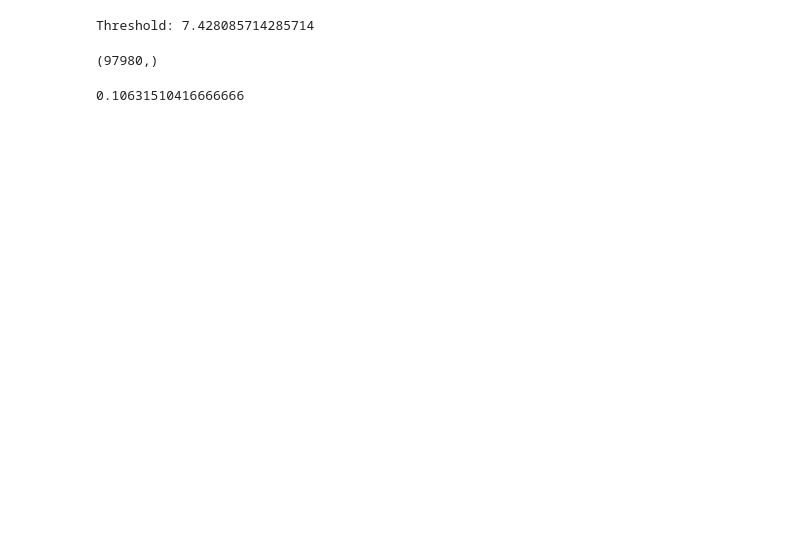
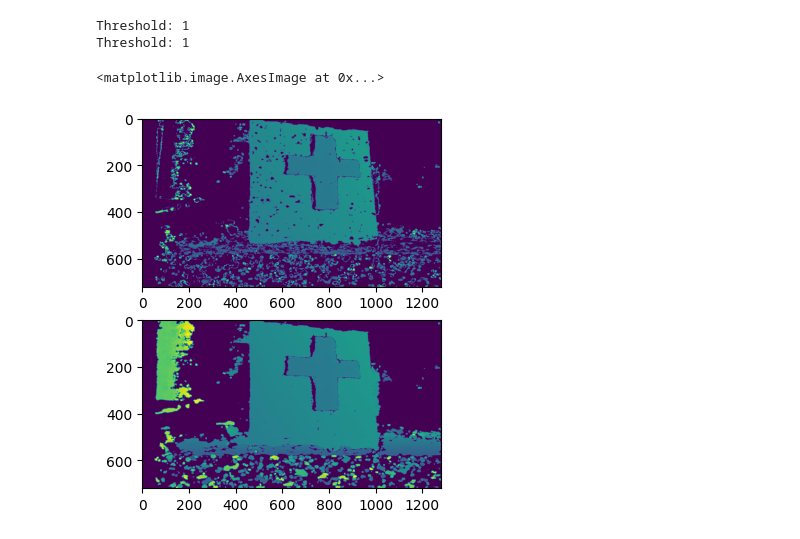
Before and after one commit to jacobuu/point_cloud, a Jupyter notebook: point_cloud.ipynb, the cells around one changed output. Saved outputs shown, nothing was run; the diff lists cells and outputs as text; code cells hidden in the pictures; blank space fills up the shorter version.

```diff
--- a/point_cloud.ipynb
+++ b/point_cloud.ipynb
@@ -96,14 +110 @@ for i in range(0, 720):
-# %%
-max_value = variances.max()
-invalid_indexes = np.argwhere(variances==-1)
-valid_variances = variances
-valid_variances[invalid_indexes[:,0], invalid_indexes[:,1]] = max_value
-threshold = np.median(variances[variances!=-1])
-print(f'Threshold: {threshold}')
-# %% [output]
-Threshold: 7.428085714285714
-# %%
-valid_variances[valid_variances ==0].shape
-# %% [output]
-(97980,)
 # %%
@@ -126,4 +139,0 @@ variance_image[high_variance_indexes[:,0], high_variance_indexes[:,1]] = 255
-# %%
-zero_variance_indexes.shape[0] / (1280*720)
-# %% [output]
-0.10631510416666666
@@ -130,3 +142,17 @@ zero_variance_indexes.shape[0] / (1280*720)
+# %%
+variance_image_l, zero_variance_image_l, threshold_l, filtered_means_l = get_maps(v_l, m_l, 1)
+variance_image_r, zero_variance_image_r, threshold_r, filtered_means_r = get_maps(v_r, m_r, 1)
+# %% [output]
+Threshold: 1
+Threshold: 1
+# %%
+plt.subplot(2,1,1)
+plt.imshow(filtered_means_l)
+plt.subplot(2,1,2)
+plt.imshow(m_l)
+# %% [output]
+<matplotlib.image.AxesImage at 0x...>
+[figure, added]
 # %%
 from matplotlib import pyplot as plt
 plt.figure(figsize=(12,6))
```
Also changed, not shown: parts of 17 cells of this notebook, 6 other files.
